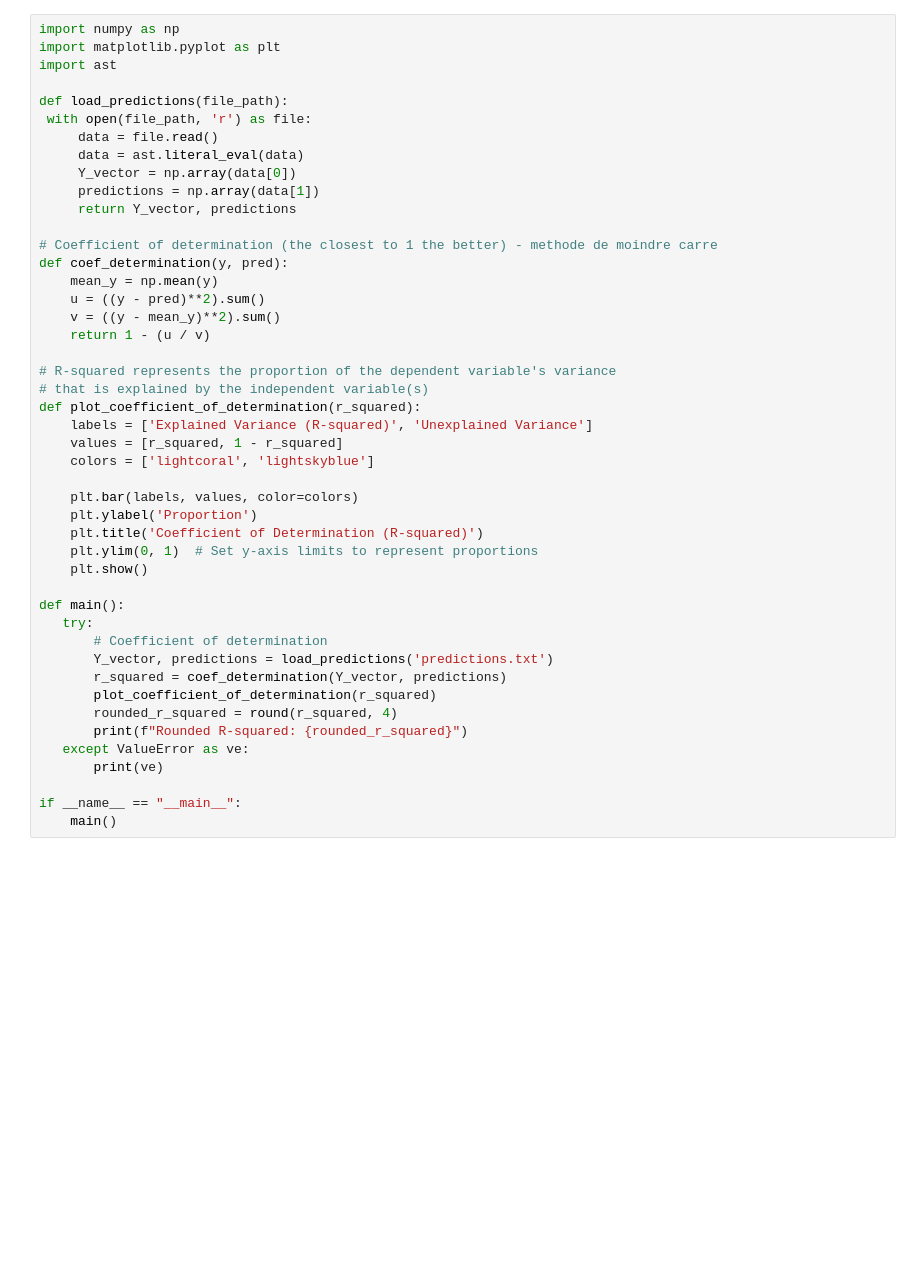
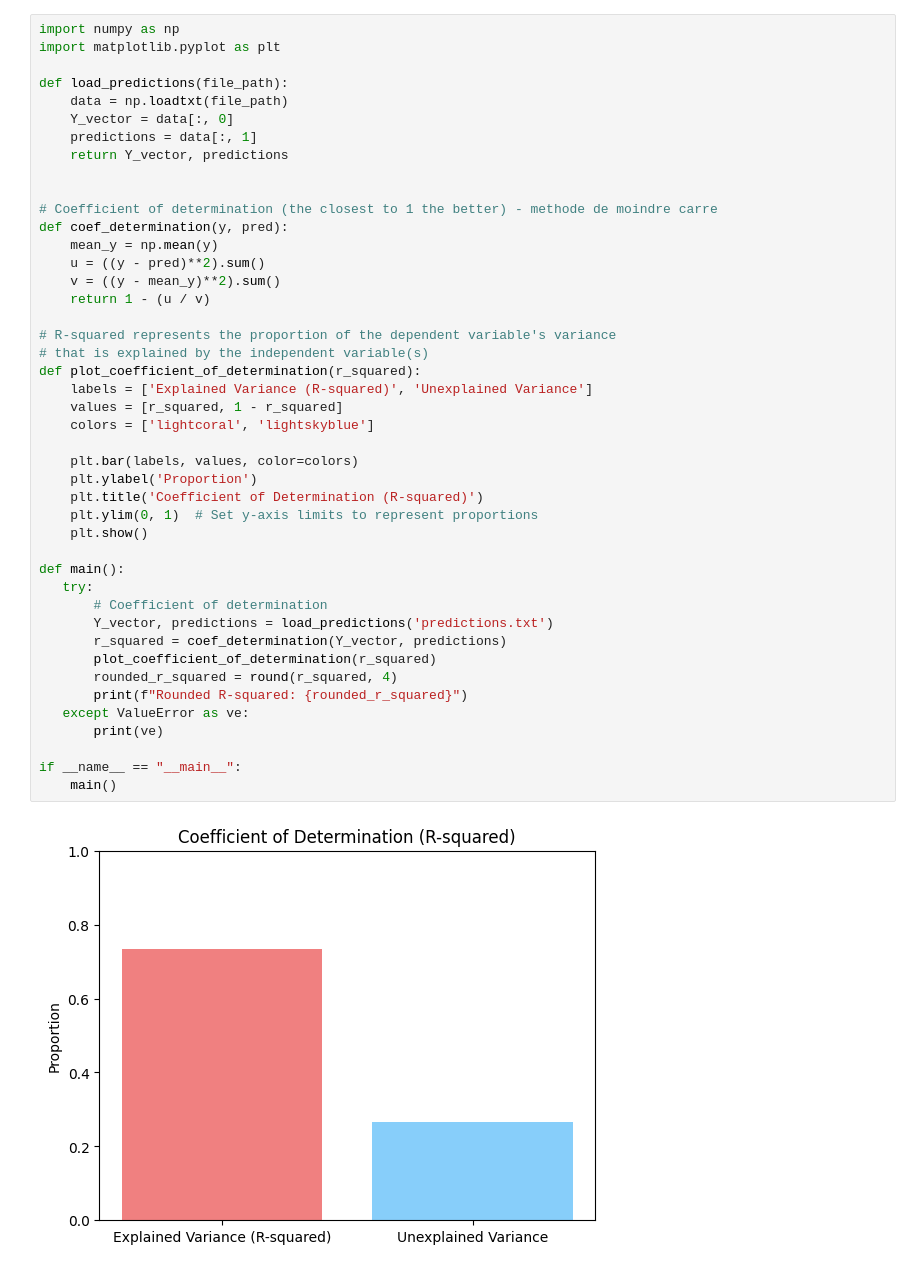
Before and after one commit to bl000m/ft_linear_regression-42, a Jupyter notebook: Evaluation.ipynb, the cells around one changed output. Cells and saved outputs as stored; diff of their text form; blank space fills up the shorter version.

```diff
--- a/Evaluation.ipynb
+++ b/Evaluation.ipynb
@@ -179,15 +179,13 @@ if __name__ == "__main__":
 # %%
 import numpy as np
 import matplotlib.pyplot as plt
-import ast
 
 def load_predictions(file_path):
- with open(file_path, 'r') as file:
-     data = file.read()
-     data = ast.literal_eval(data)
-     Y_vector = np.array(data[0])
-     predictions = np.array(data[1])
-     return Y_vector, predictions
+    data = np.loadtxt(file_path)
+    Y_vector = data[:, 0]
+    predictions = data[:, 1]
+    return Y_vector, predictions
+
 
 # Coefficient of determination (the closest to 1 the better) - methode de moindre carre
 def coef_determination(y, pred):
@@ -196,30 +194,31 @@ def coef_determination(y, pred):
     v = ((y - mean_y)**2).sum()
     return 1 - (u / v)
 
 # R-squared represents the proportion of the dependent variable's variance
 # that is explained by the independent variable(s)
 def plot_coefficient_of_determination(r_squared):
     labels = ['Explained Variance (R-squared)', 'Unexplained Variance']
     values = [r_squared, 1 - r_squared]
     colors = ['lightcoral', 'lightskyblue']
 
     plt.bar(labels, values, color=colors)
     plt.ylabel('Proportion')
     plt.title('Coefficient of Determination (R-squared)')
     plt.ylim(0, 1)  # Set y-axis limits to represent proportions
     plt.show()
 
 def main():
    try:
        # Coefficient of determination
        Y_vector, predictions = load_predictions('predictions.txt')
        r_squared = coef_determination(Y_vector, predictions)
        plot_coefficient_of_determination(r_squared)
        rounded_r_squared = round(r_squared, 4)
        print(f"Rounded R-squared: {rounded_r_squared}")
    except ValueError as ve:
        print(ve)
 
 if __name__ == "__main__":
     main()
 # %% [output]
+[figure, added]
```
Also changed, not shown: parts of 2 cells of this notebook, 5 other files.
